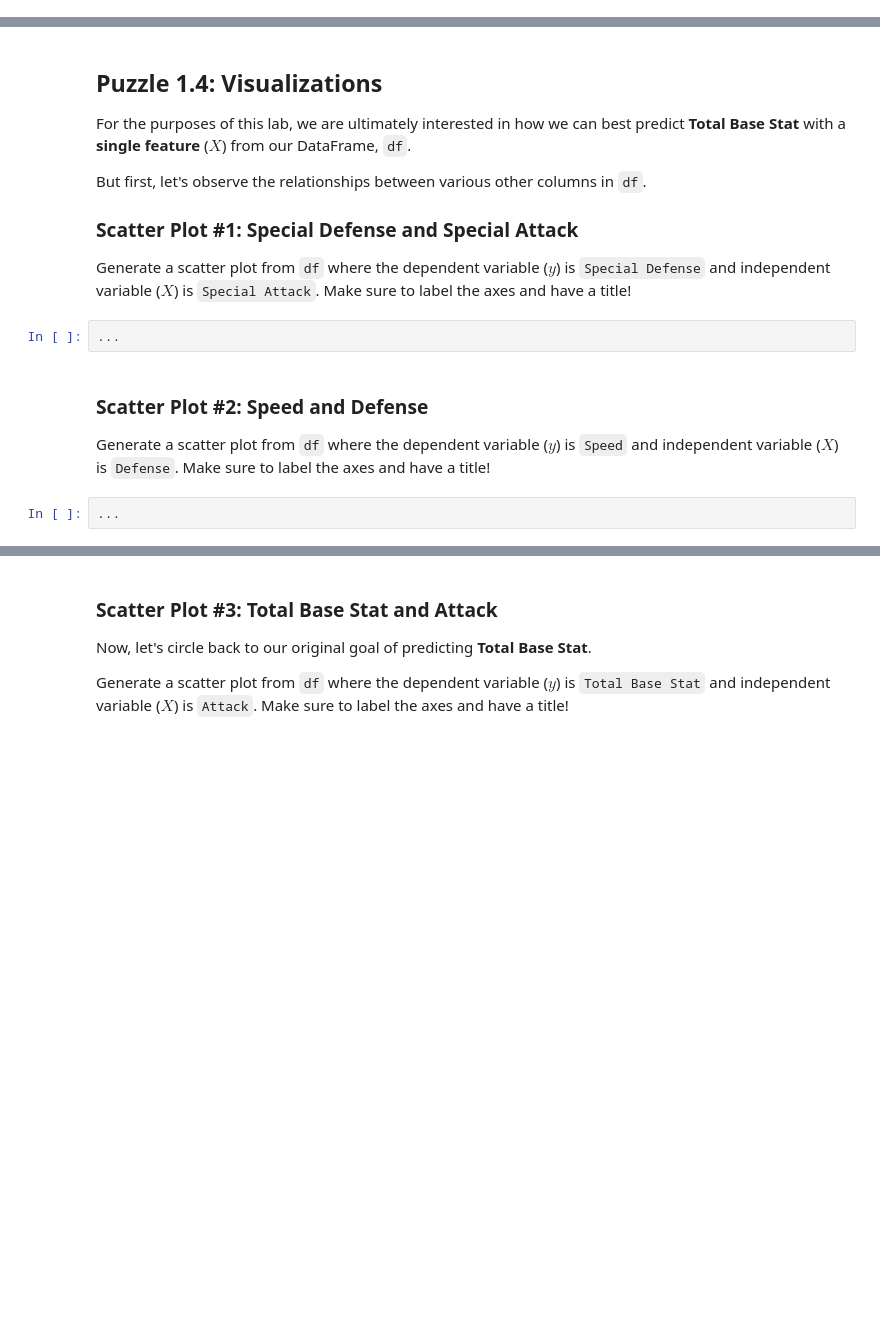
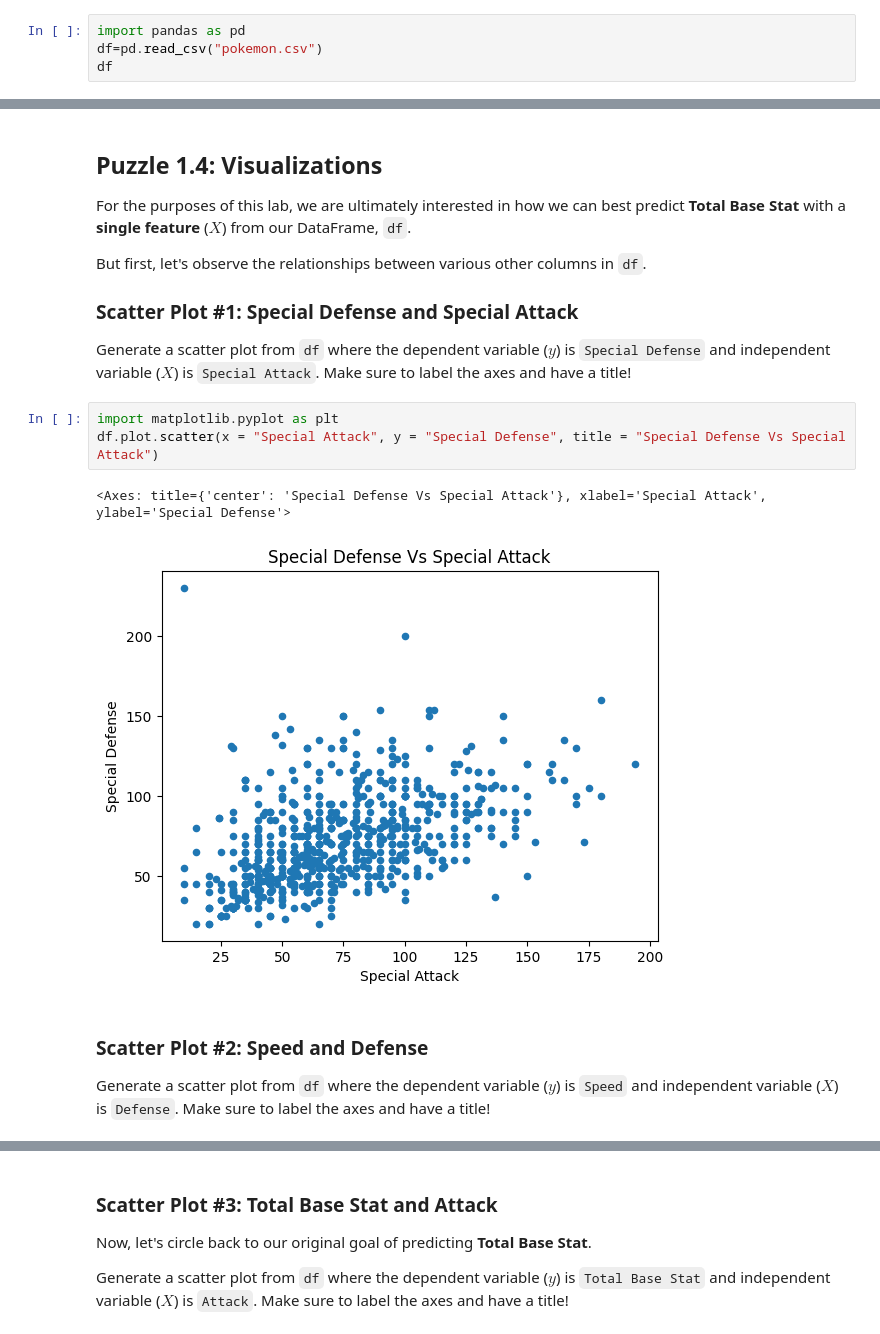
Before and after one commit to JoshuaMorales1245/Personal-Projects, a Jupyter notebook: lab_regression/lab_regression.ipynb, the cells around one changed output, grey strips where cells are left out. Cells and saved outputs as stored; diff of their text form; blank space fills up the shorter version.

```diff
--- a/lab_regression/lab_regression.ipynb
+++ b/lab_regression/lab_regression.ipynb
@@ -58,0 +57,4 @@ We've provided you with a `pokemon.csv` file containing the Pokemon Dataset. You
+# %%
+import pandas as pd
+df=pd.read_csv("pokemon.csv")
+df
@@ -125,10 +169,12 @@ But first, let's observe the relationships between various other columns in `df`
 
 ### Scatter Plot #1: Special Defense and Special Attack
 Generate a scatter plot from `df` where the dependent variable ($y$) is `Special Defense` and independent variable ($X$) is `Special Attack`. Make sure to label the axes and have a title!
-# %%
-...
+# %%
+import matplotlib.pyplot as plt
+df.plot.scatter(x = "Special Attack", y = "Special Defense", title = "Special Defense Vs Special Attack")
+# %% [output]
+<Axes: title={'center': 'Special Defense Vs Special Attack'}, xlabel='Special Attack', ylabel='Special Defense'>
+[figure, added]
 # %% [markdown]
 ### Scatter Plot #2: Speed and Defense
 Generate a scatter plot from `df` where the dependent variable ($y$) is `Speed` and independent variable ($X$) is `Defense`. Make sure to label the axes and have a title!
-# %%
-...
```
Also changed, not shown: parts of 36 cells of this notebook.
